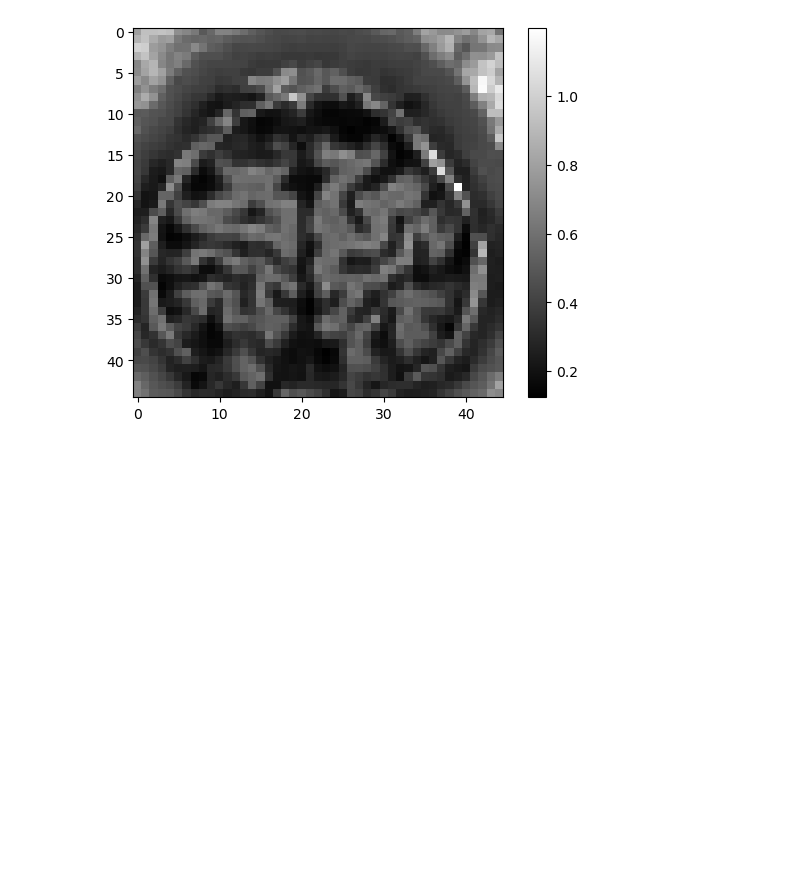
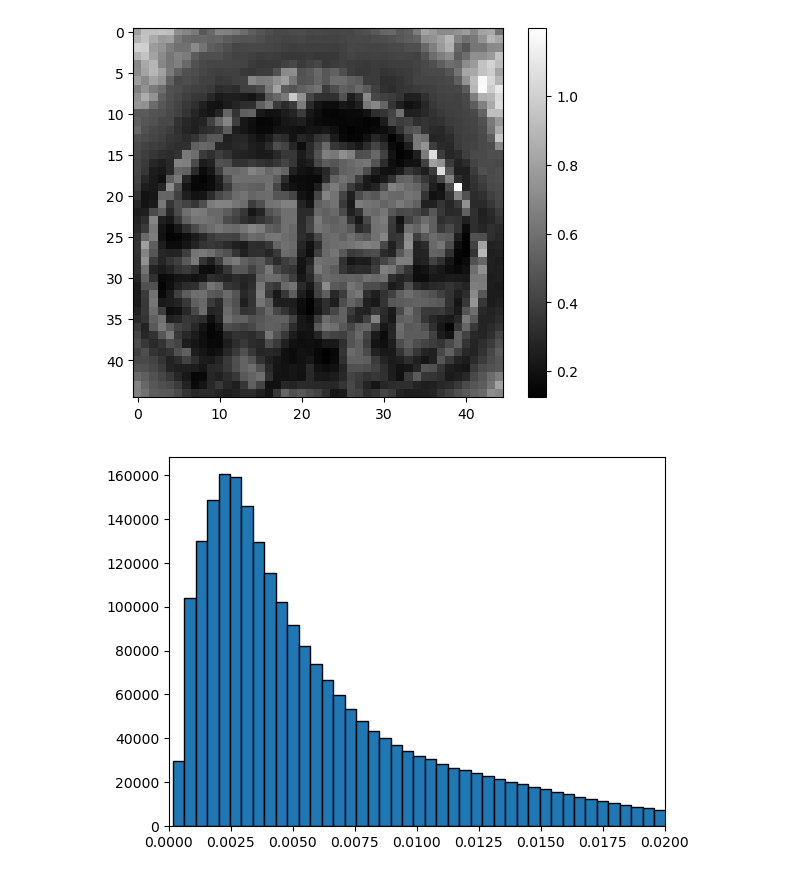
Before and after one commit to xunany/MaxEnt, a Jupyter notebook: Converting.ipynb, the cells around one changed output. Cells and saved outputs as stored; diff of their text form; code cells hidden in the pictures; blank space fills up the shorter version.

```diff
--- a/Converting.ipynb
+++ b/Converting.ipynb
@@ -27,7 +27,8 @@ folder_list = ['TE71ms', 'TE101ms', 'TE131ms', 'TE161ms', 'TE191ms']
 
 Sqs   = np.zeros((96, 96, 54, 5, 5))        # to store the normalized signal data
 Sb0   = np.zeros((96, 96, 54, 5))           # to store the unnormalized signal data to do masking
-sigma = np.zeros(5)                         # to store of the masked voxels for each TE
+sigma_TE = np.zeros(5)                      # to store overall sigma per TE
+sigma_va = np.zeros((96, 96, 54, 5, 5))     # to store sigma per voxel per acquisition
 
 for m, folder in enumerate(folder_list):
 
@@ -41,13 +42,15 @@ for m, folder in enumerate(folder_list):
 
     Sb0[..., m] = np.mean(signal[:,:,:,bvals==0], axis=3)
 
-    mask, _ = bf.mask_brain(Sb0, median_radius = 1, numpass = 4, vol_idx = [m], least_size = 100, keep_top = 3)
+    mask = bf.mask_brain(Sb0, median_radius = 1, numpass = 4, vol_idx = [m], least_size = 100, keep_top = 3)
 
     signal_normed = signal / np.repeat(Sb0[..., m:m+1], len(bvals), axis = -1)
 
     for i, b in enumerate(np.unique(bvals[bvals!=0])):
         Sqs[..., m, i] =  np.mean(signal_normed[..., bvals == b], axis = -1)
-    sigma[m] = np.std(signal_normed[..., bvals == 0][mask, :])
+        sigma_va[..., m, i] = np.std(signal_normed[..., bvals == b], axis = -1)
+
+    sigma_TE[m] = np.std(signal_normed[..., bvals == 0][mask, :], mean = 1)     # notice! We know that the true mean is 1
 # %% [output]
 +-----------------------------------------------------------------------------+
 Number of initial valid regions: 3
@@ -77,6 +80,7 @@ sigma for Sqs, \bar{sigma}/sqrt(n) 0.009479023773583397
 # %%
 # reshape it to make it a 4D shape, the last dimension corresponds to qs. See below
 Sqs = Sqs.reshape(Sqs.shape[0], Sqs.shape[1], Sqs.shape[2], 25, order = 'C') if Sqs.ndim == 5 else Sqs
+sigma_va = sigma_va.reshape(sigma_va.shape[0], sigma_va.shape[1], sigma_va.shape[2], 25, order = 'C') if sigma_va.ndim == 5 else sigma_va
 # %%
 # No need to touch this. Just keep it assistant with the very beganning setting
 qs, _ = bf.Cartesian(np.array([0.071, 0.101, 0.131, 0.161, 0.191]), np.array([0.7, 1.4, 2.1, 2.8, 3.5]))
@@ -96 +101,7 @@ np.savez(   '/Users/xunan/Projects/MaxEnt/Data/processed_numpy.npz',
         )
+# %%
+plt.hist(sigma_va[mask, :].ravel()/np.sqrt(30), bins = 500, edgecolor = 'black')
+plt.xlim((0, 0.02))
+plt.show()
+# %% [output]
+[figure, added]
```
Also changed, not shown: parts of 2 cells of this notebook, 12 other files.
